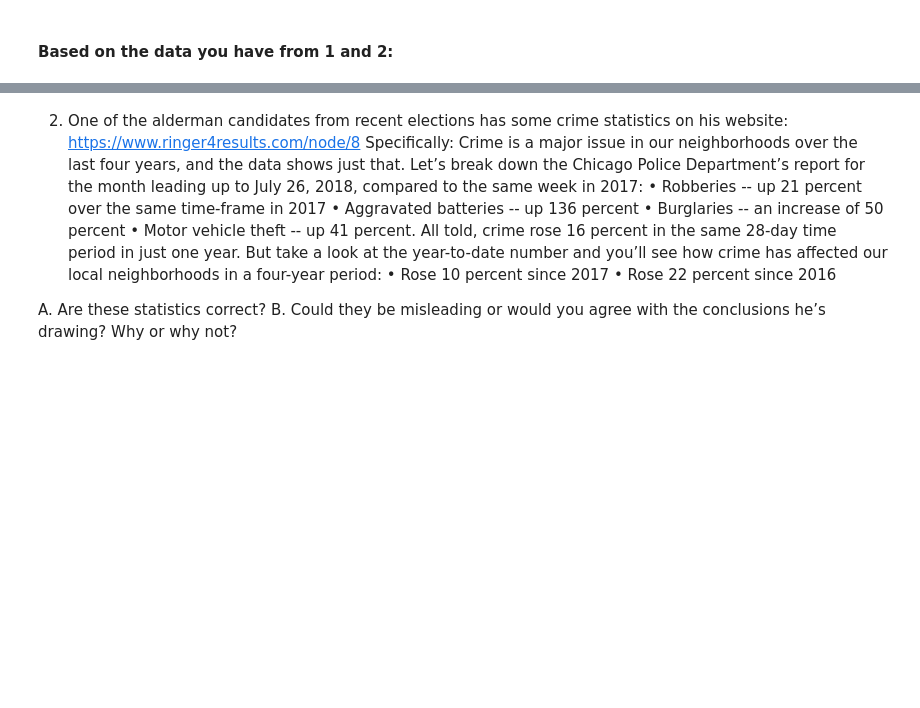
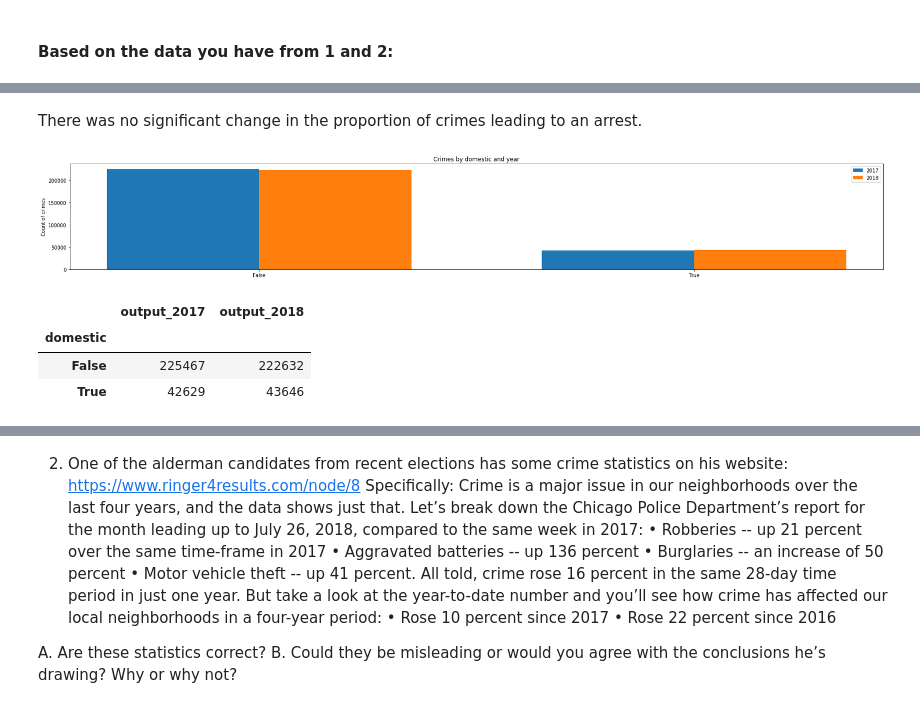
Before and after one commit to chankrista/mlforpublicpolicy, a Jupyter notebook: Assignment 1.ipynb, the cells around one changed output, grey strips where cells are left out. Saved outputs shown, nothing was run; the diff lists cells and outputs as text; code cells hidden in the pictures; blank space fills up the shorter version.

```diff
--- a/Assignment 1.ipynb
+++ b/Assignment 1.ipynb
@@ -356,0 +414,10 @@ There is no clear correlation between median household income and percent white
+# %% [markdown]
+There was no significant change in the proportion of crimes leading to an arrest.
+# %%
+annual_trend('domestic', crime_df)
+# %% [output]
+[figure, added]
+|  | output_2017 | output_2018 |
+| domestic |  |  |
+| False | 225467 | 222632 |
+| True | 42629 | 43646 |
```
Also changed, not shown: parts of 29 cells of this notebook.
